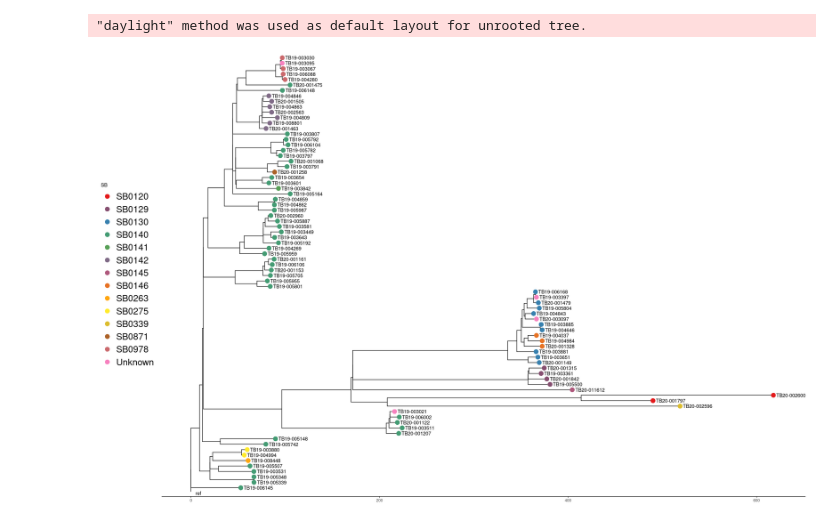
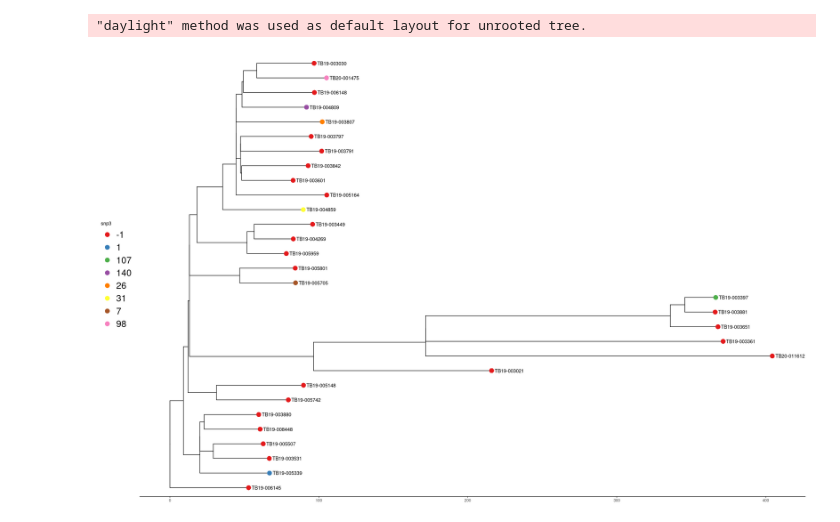
Before and after one commit to dmnfarrell/snipgenie, a Jupyter notebook: notebooks/lineages_tree.ipynb, the cells around one changed output. Saved outputs shown, nothing was run; the diff lists cells and outputs as text; code cells hidden in the pictures.

```diff
--- a/notebooks/lineages_tree.ipynb
+++ b/notebooks/lineages_tree.ipynb
@@ -133,6 +133,12 @@ ggplottree(itree, meta, 'Country', cmap='Spectral', title='global samples, snp10
 # %%
 #kevin misc
 misctree <- read.tree('/storage/btbgenie/misc_results/tree.newick')
-ggplottree(misctree,meta2,'SB',cmap='Set1',layout='rect',tipsize=5,tiplabel=TRUE)
+#tips <- c('TB20-002600','TB20-001797','TB20-002596')
+tips <- c('TB19-003021', 'TB19-003030', 'TB19-003361', 'TB19-003397', 'TB19-003449', 'TB19-003531', 'TB19-003601', 'TB19-003651', 'TB19-003791', 'TB19-003797',
+          'TB19-003807', 'TB19-003842', 'TB19-003880', 'TB19-003881', 'TB19-004269', 'TB19-004809', 'TB19-004859', 'TB19-005148', 'TB19-005164', 'TB19-005339',
+          'TB19-005507', 'TB19-005705', 'TB19-005742', 'TB19-005801', 'TB19-005959', 'TB19-006145', 'TB19-006148', 'TB19-008448', 'TB20-001475', 'TB20-011612')
+
+stree <- keep.tip(misctree, tips)
+ggplottree(stree,meta2,'snp3',cmap='Set1',layout='rect',tipsize=5,tiplabel=TRUE)
 # %% [output]
-[figure, old version]
+[figure, new version]
```
Also changed, not shown: 8 other files.
